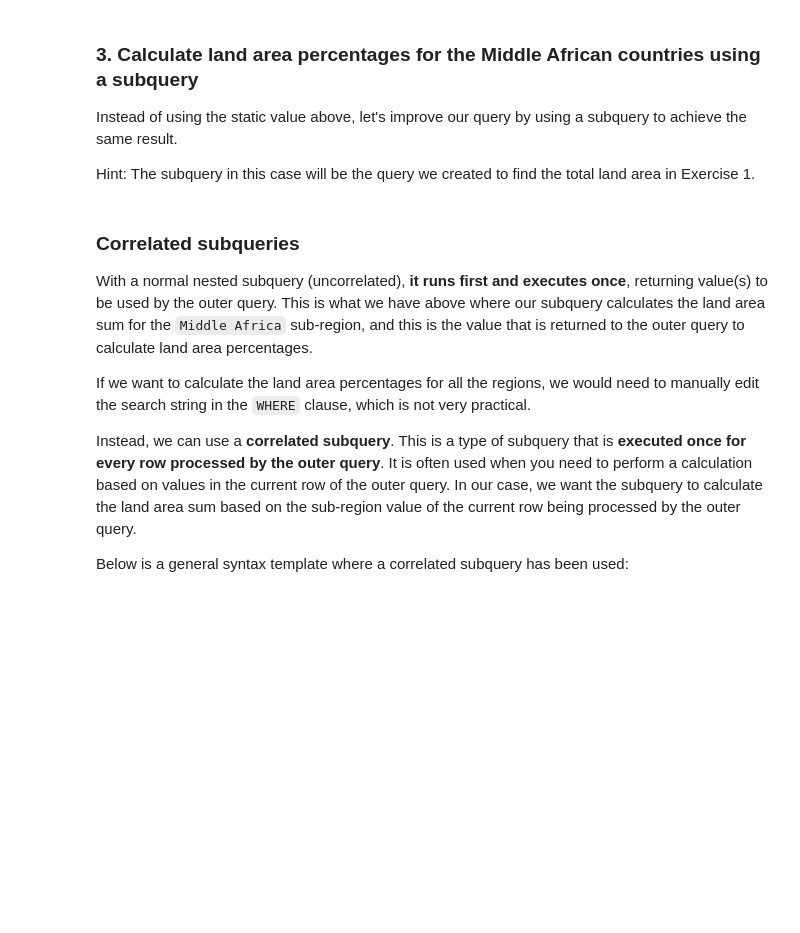
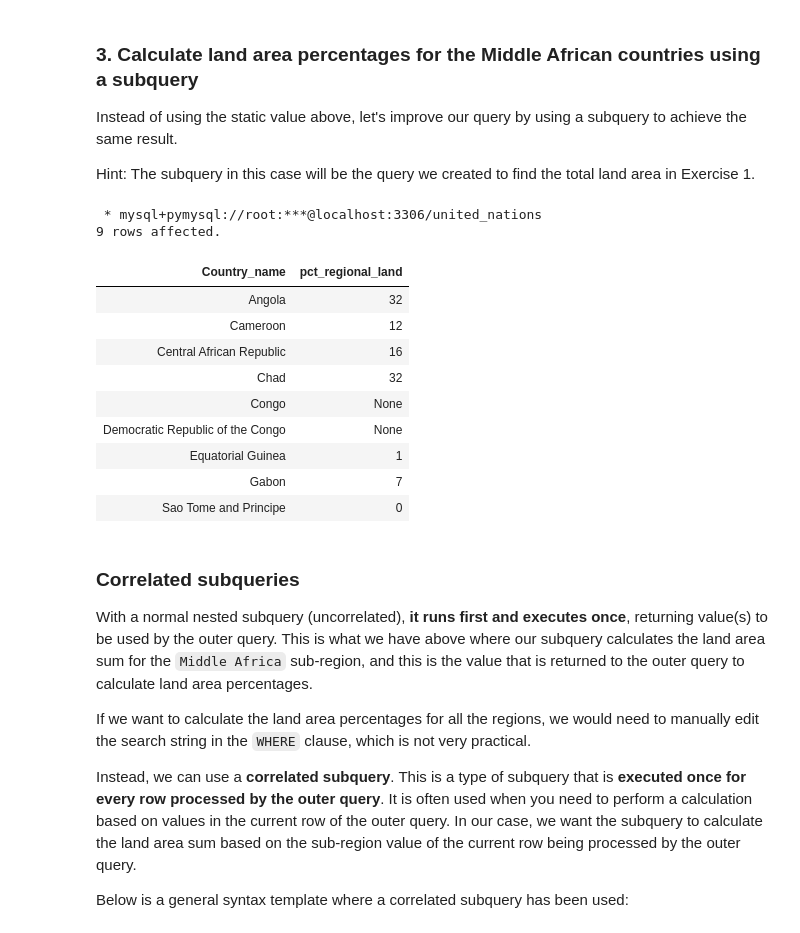
Before and after one commit to i-ambale/Subquery-in-the-SELECT-clause, a Jupyter notebook: Subquery in the SELECT clause [Notebook].ipynb, the cells around one changed output. Saved outputs shown, nothing was run; the diff lists cells and outputs as text; code cells hidden in the pictures; blank space fills up the shorter version.

```diff
--- a/Subquery in the SELECT clause [Notebook].ipynb
+++ b/Subquery in the SELECT clause [Notebook].ipynb
@@ -62,7 +85,25 @@ Instead of using the static value above, let's improve our query by using a subq
 Hint: The subquery in this case will be the query we created to find the total land area in Exercise 1.
 # %%
 %%sql
-# Add your code here
+SELECT Country_name,
+    ROUND((Land_area/(SELECT SUM(Land_area)
+                        FROM Geographic_location
+                        WHERE sub_region = 'Middle Africa') * 100)) AS pct_regional_land
+FROM geographic_location
+WHERE sub_region = 'Middle Africa';
+# %% [output]
+ * mysql+pymysql://root:***@localhost:3306/united_nations
+9 rows affected.
+| Country_name | pct_regional_land |
+| Angola | 32 |
+| Cameroon | 12 |
+| Central African Republic | 16 |
+| Chad | 32 |
+| Congo | None |
+| Democratic Republic of the Congo | None |
+| Equatorial Guinea | 1 |
+| Gabon | 7 |
+| Sao Tome and Principe | 0 |
 # %% [markdown]
 ### Correlated subqueries
 
```
Also changed, not shown: parts of 4 cells of this notebook.
